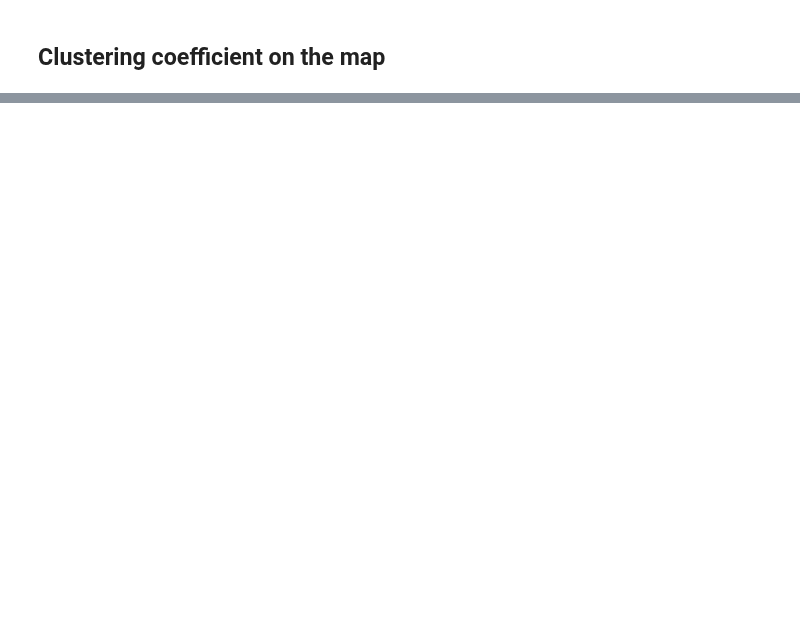
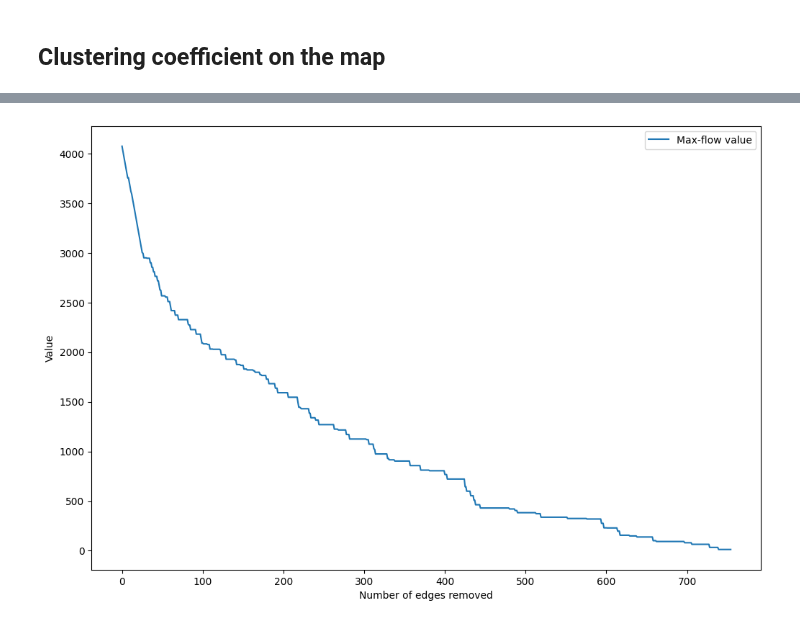
Before and after one commit to johanmasvie/iggielgn_topology_analysis, a Jupyter notebook: topological_analysis.ipynb, the cells around one changed output, grey strips where cells are left out. Cells and saved outputs as stored; diff of their text form; code cells hidden in the pictures; blank space fills up the shorter version.

```diff
--- a/topological_analysis.ipynb
+++ b/topological_analysis.ipynb
@@ -537,0 +509,46 @@ plt.show()
+# %%
+# Perform an N-k analysis, and plot the results.
+
+# Calculate the max-flow closeness centrality for each edge, as the ratio of the flow crossing the edge to the total max-flow value
+# For each iteration calculate the max-flow value and the max-flow closeness centrality for each edge
+max_flow_values = []
+max_flow_closeness_centralities = []
+
+# Create a copy of the graph with the same nodes, edges, and edge attributes
+G = copy.deepcopy(G_simple_directed)
+
+
+num_edges = G.number_of_edges()
+
+for i in range(1, G.number_of_edges()):
+
+    # Print the progress
+    print('Iteration', i, 'of', num_edges, end='\r')
+
+    # Remove the edge with the smallest betweenness centrality
+    betweenness_centrality = nx.edge_betweenness_centrality(G)
+    edge_to_remove = min(betweenness_centrality, key=betweenness_centrality.get)
+    G.remove_edge(*edge_to_remove)
+
+    # Solve the max-flow problem
+    flow_value, flow_dict = solve_MFMSS(G)
+
+    # Calculate the max-flow closeness centrality for each edge
+    try:
+        max_flow_closeness_centralities.append([flow_dict[u][v] / flow_value for u, v in G.edges])
+    except ZeroDivisionError:
+        # If the max-flow value is 0, end the loop
+        break
+
+    # Append the max-flow value
+    max_flow_values.append(flow_value)
+# %%
+# Plot the results
+fig, ax = plt.subplots(1, 1, figsize=(12, 8))
+ax.plot(max_flow_values, label='Max-flow value')
+ax.set_xlabel('Number of edges removed')
+ax.set_ylabel('Value')
+ax.legend()
+plt.show()
+# %% [output]
+[figure, added]
```
Also changed, not shown: parts of 13 cells of this notebook.
